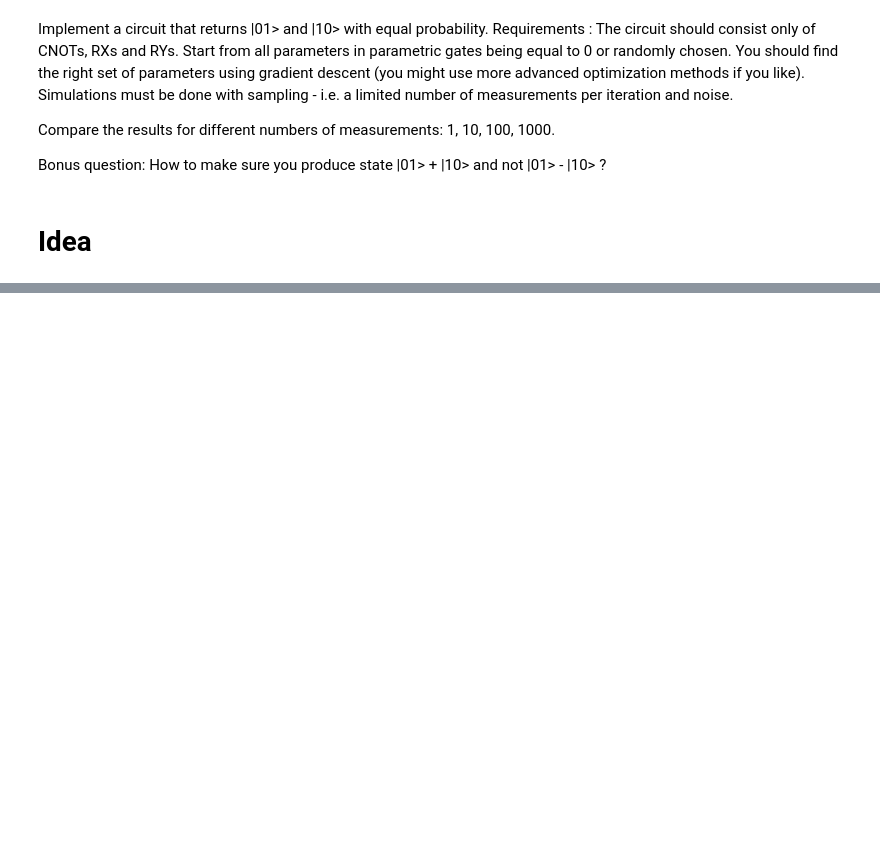
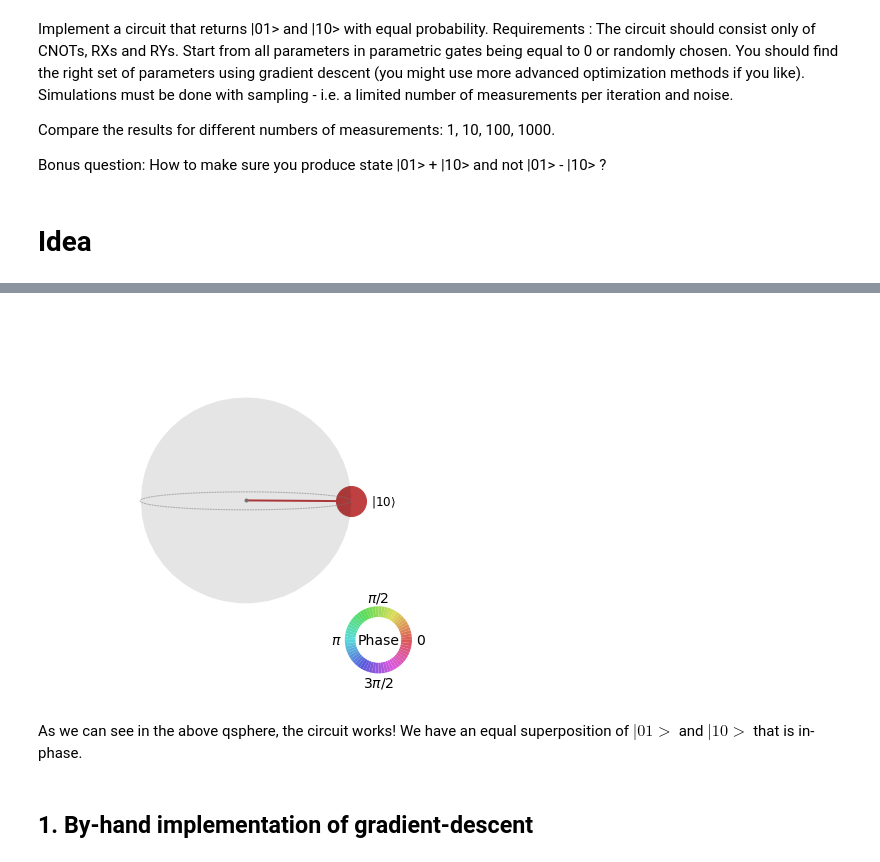
Before and after one commit to harshitgarg22/qosf-screening, a Jupyter notebook: task_2/task_2.ipynb, the cells around one changed output, grey strips where cells are left out. Saved outputs shown, nothing was run; the diff lists cells and outputs as text; code cells hidden in the pictures; blank space fills up the shorter version.

```diff
--- a/task_2/task_2.ipynb
+++ b/task_2/task_2.ipynb
@@ -26,0 +72,10 @@ Note: To further tackle the bonus question, we could potentially penalize the co
+# %%
+backend = Aer.get_backend('statevector_simulator')
+result = execute(qc, backend=backend).result()
+plot_state_qsphere(result.get_statevector(qc))
+# %% [output]
+[figure, added]
+# %% [markdown]
+As we can see in the above qsphere, the circuit works! We have an equal superposition of $|01>$ and $|10>$ that is in-phase.
+# %% [markdown]
+## 1. By-hand implementation of gradient-descent
```
Also changed, not shown: parts of 53 cells of this notebook, 1 other file.
